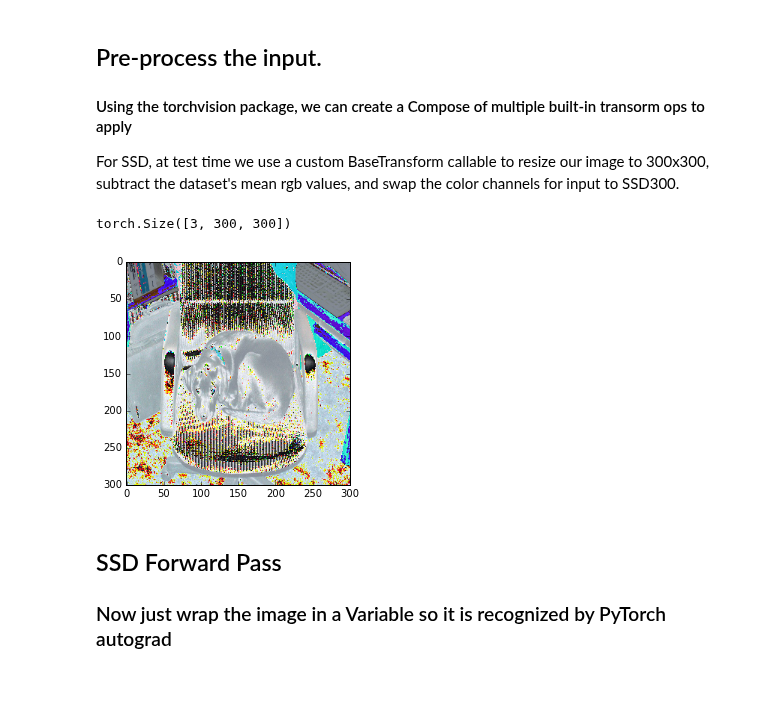
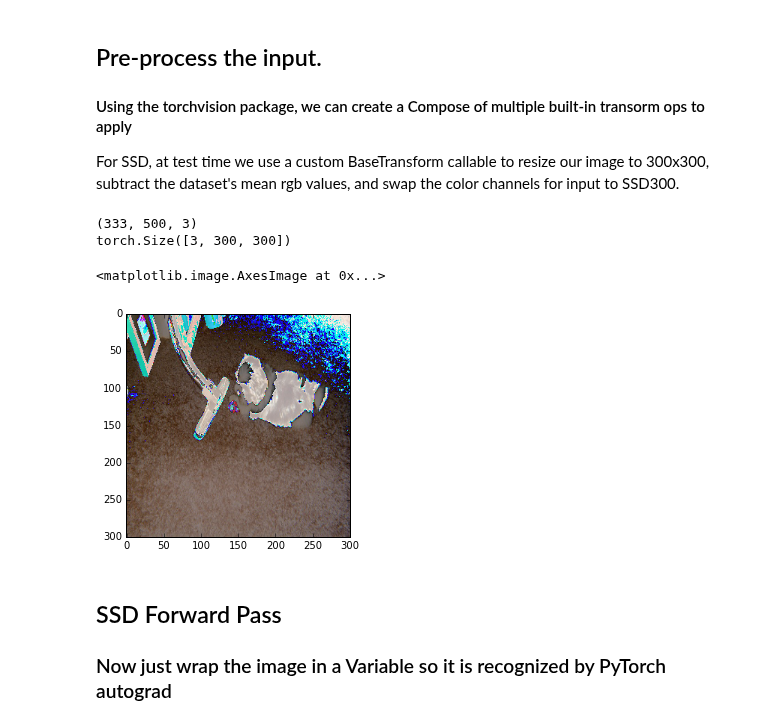
Before and after one commit to amdegroot/ssd.pytorch, a Jupyter notebook: demo/demo.ipynb, the cells around one changed output. Cells and saved outputs as stored; diff of their text form; code cells hidden in the pictures; blank space fills up the shorter version.

```diff
--- a/demo/demo.ipynb
+++ b/demo/demo.ipynb
@@ -44,7 +63,7 @@ from matplotlib import pyplot as plt
 from data import VOCDetection, VOCroot, AnnotationTransform
 # here we specify year (07 or 12) and dataset ('test', 'val', 'train')
 testset = VOCDetection(VOCroot, [('2007', 'val')], None, AnnotationTransform)
-img_id = 16
+img_id = 163
 image = testset.pull_image(img_id)
 rgb_image = cv2.cvtColor(image, cv2.COLOR_BGR2RGB)
 # View the sampled input image before transform
@@ -60,18 +79,17 @@ For SSD, at test time we use a custom BaseTransform callable to
 resize our image to 300x300, subtract the dataset's mean rgb values,
 and swap the color channels for input to SSD300.
 # %%
-x = cv2.resize(image, (300, 300)).astype(np.float32)
-x -= x.min()
-x /= x.max()
-x -= (104.0/256.0, 117.0/256.0, 123.0/256.0)
-x = x.astype(np.float32)
-x = x[:, :, ::-1].copy()
-plt.imshow(x)
-x = torch.from_numpy(x).permute(2, 0, 1)
+from data import BaseTransform
+print(image.shape)
+bt = BaseTransform(300, (104/256.0, 117/256.0, 123/256.0))
+x = bt(image)
 print (x.size())
+plt.imshow(x.permute(1,2,0).numpy())
 # %% [output]
+(333, 500, 3)
 torch.Size([3, 300, 300])
+<matplotlib.image.AxesImage at 0x...>
-[figure, old version]
+[figure, new version]
 # %% [markdown]
 ## SSD Forward Pass
 ### Now just wrap the image in a Variable so it is recognized by PyTorch autograd
```
Also changed, not shown: parts of 3 cells of this notebook, 3 other files.
